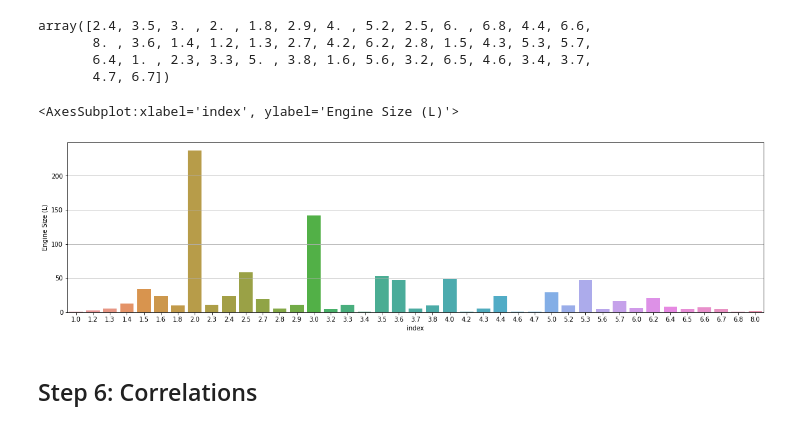
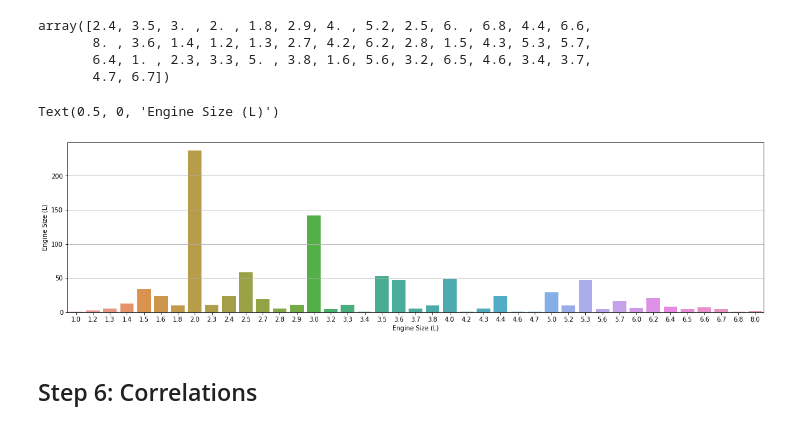
Before and after one commit to JohannesBeneke/EDA-Vehicle-Emissions, a Jupyter notebook: eda_emissions.ipynb, the cells around one changed output. Cells and saved outputs as stored; diff of their text form; code cells hidden in the pictures.

```diff
--- a/eda_emissions.ipynb
+++ b/eda_emissions.ipynb
@@ -261,11 +279,12 @@ array([2.4, 3.5, 3. , 2. , 1.8, 2.9, 4. , 5.2, 2.5, 6. , 6.8, 4.4, 6.6,
 # %%
 enginesize_counts = df['Engine Size (L)'].value_counts().reset_index(drop=False)
 plt.figure(figsize=(20,5))
 plt.grid()
 sns.barplot(data=enginesize_counts, x=enginesize_counts['index'], y=enginesize_counts[enginesize_counts.columns[1]])
+plt.xlabel('Engine Size (L)')
 # %% [output]
-<AxesSubplot:xlabel='index', ylabel='Engine Size (L)'>
+Text(0.5, 0, 'Engine Size (L)')
-[figure, old version]
+[figure, new version]
 # %% [markdown]
 ## <a id="step_6">Step 6: Correlations</a>
 # %% [markdown]
```
Also changed, not shown: parts of 9 cells of this notebook.
